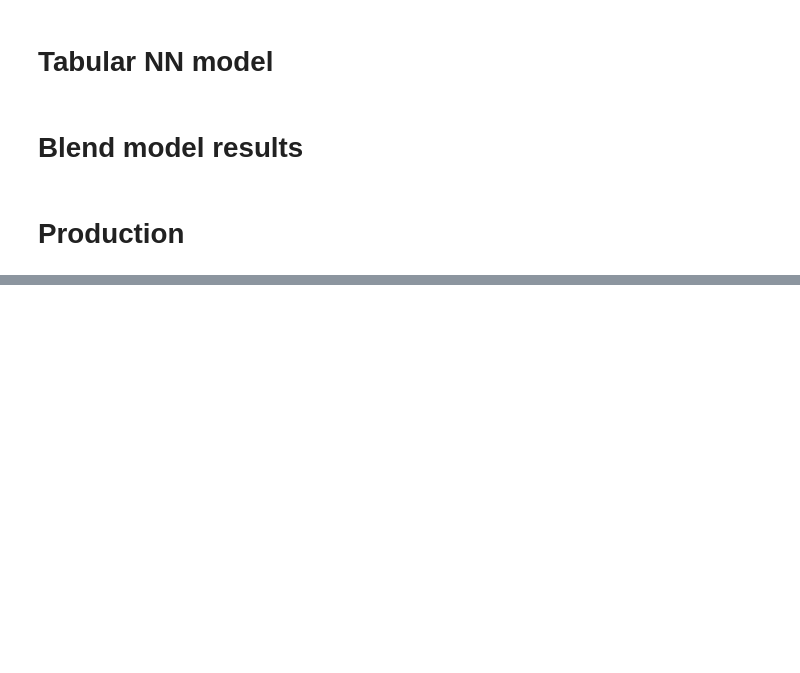
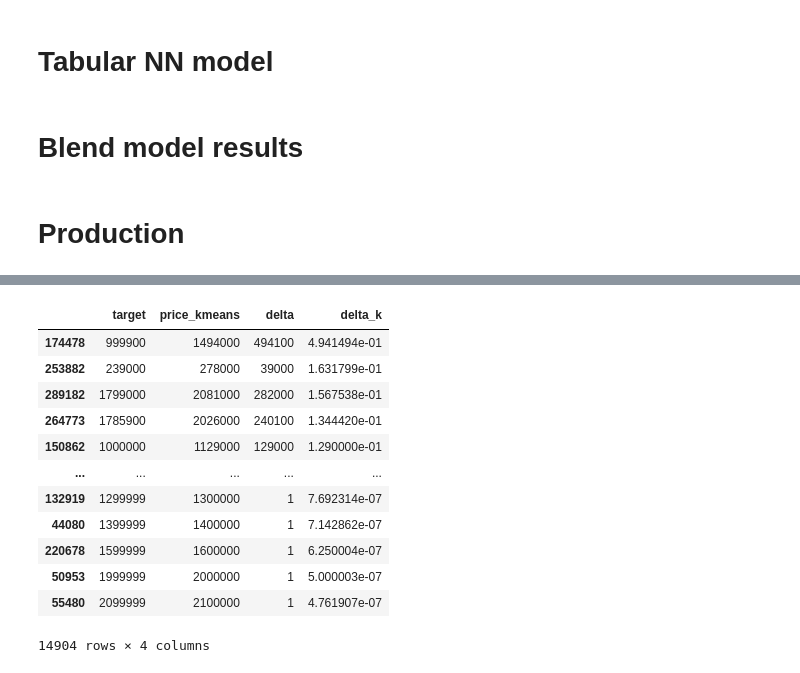
Before and after one commit to SeregeiKroupen/SF, a Jupyter notebook: final_project/Final_project_ML.ipynb, the cells around one changed output, grey strips where cells are left out. Saved outputs shown, nothing was run; the diff lists cells and outputs as text; code cells hidden in the pictures; blank space fills up the shorter version.

```diff
--- a/final_project/Final_project_ML.ipynb
+++ b/final_project/Final_project_ML.ipynb
@@ -970,0 +921,24 @@ test['price'] = tab_predict[:,0]
+# %%
+# take cluster '1'
+
+cluster1 = data.loc[data.kmeans==1].copy()
+cluster1['delta']=cluster1.apply(lambda q: q.price_kmeans - q.target if q.price_kmeans > q.target else 0, axis=1)
+cluster1 = cluster1[cluster1.delta >0]
+# %%
+cluster1['delta_k']=cluster1.delta/cluster1.target
+cluster1.sort_values(by='delta_k', ascending=False, inplace=True)
+cluster1[['target', 'price_kmeans', 'delta', 'delta_k']]
+# %% [output]
+|  | target | price_kmeans | delta | delta_k |
+| 174478 | 999900 | 1494000 | 494100 | 4.941494e-01 |
+| 253882 | 239000 | 278000 | 39000 | 1.631799e-01 |
+| 289182 | 1799000 | 2081000 | 282000 | 1.567538e-01 |
+| 264773 | 1785900 | 2026000 | 240100 | 1.344420e-01 |
+| 150862 | 1000000 | 1129000 | 129000 | 1.290000e-01 |
+| ... | ... | ... | ... | ... |
+| 132919 | 1299999 | 1300000 | 1 | 7.692314e-07 |
+| 44080 | 1399999 | 1400000 | 1 | 7.142862e-07 |
+| 220678 | 1599999 | 1600000 | 1 | 6.250004e-07 |
+| 50953 | 1999999 | 2000000 | 1 | 5.000003e-07 |
+| 55480 | 2099999 | 2100000 | 1 | 4.761907e-07 |
+14904 rows × 4 columns
```
Also changed, not shown: parts of 18 cells of this notebook, 2 other files.
